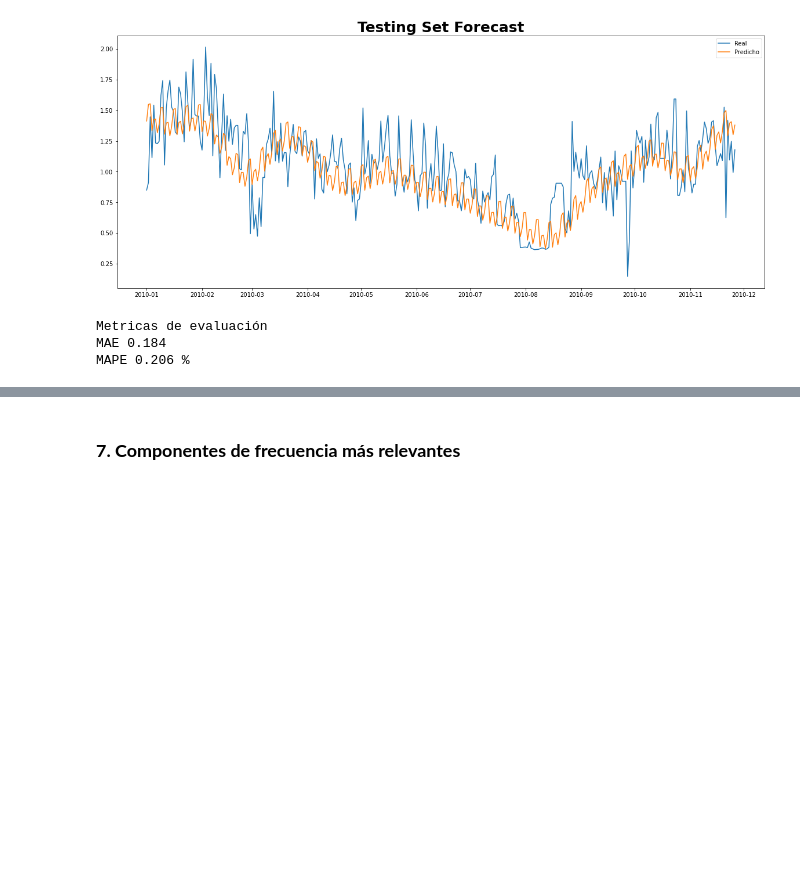
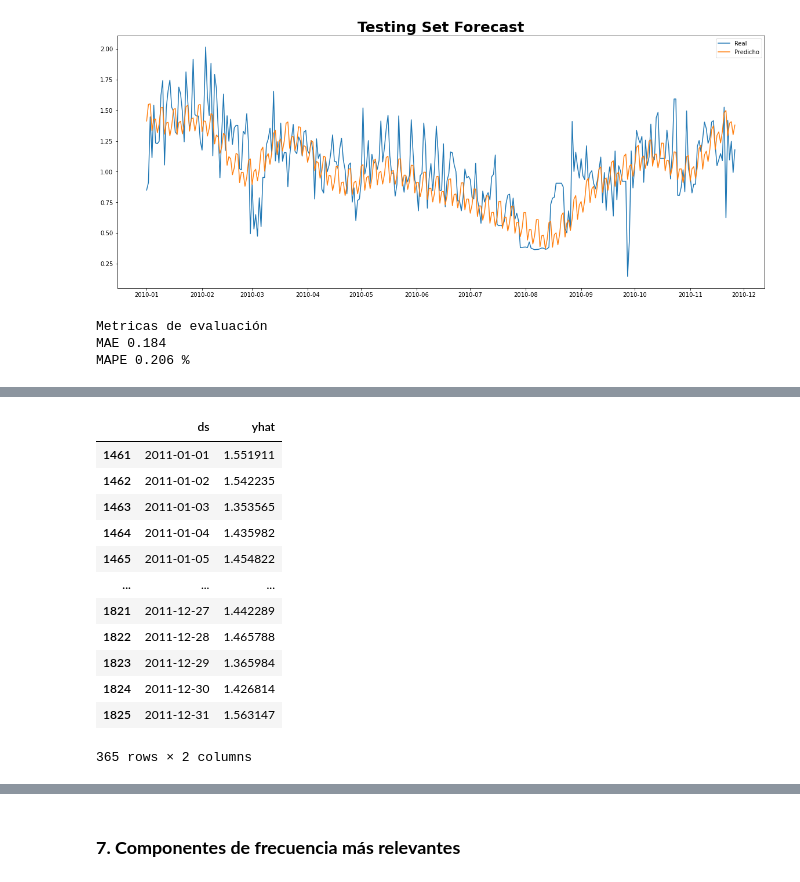
Before and after one commit to Tomas-Valls/aictive_assignment, a Jupyter notebook: assignment.ipynb, the cells around one changed output, grey strips where cells are left out. Drawn from its saved outputs; the diff is of its cells as text; code cells hidden in the pictures; blank space fills up the shorter version.

```diff
--- a/assignment.ipynb
+++ b/assignment.ipynb
@@ -634,3 +630,47 @@ prophet_pred2 = prophet_model2.predict(future_dates)
+# %%
+## POR FORMALIDAD
+
+#Función de predicción para un año
+def predict_gap(pmodel,year):
+    """ Predice el Global active power para todos los dias de un año.
+
+    Parameters
+    ----------
+    avg_array : prophet.forecaster.Prophet
+        Modelo de forecasting ya entrenado
+
+    year: int
+        Año del que se quiere hacer forecasting
+
+    Returns
+    -------
+    DataFrame
+        Predicciones para el año ingresado
+    """
+    final_date='31-12-'+str(year)
+    delta_time=pd.Timestamp(final_date)-pmodel.history_dates.tail(1) #time to forecast
+    delta_days=delta_time.max().days # convertir a int
+    future_dates = pmodel.make_future_dataframe(periods=delta_days, freq='D')
+    pred = pmodel.predict(future_dates)
+    pred=pred[['ds','yhat']]
+    pred=pred.tail(365)
+    return pred
+# %%
+predict_gap(prophet_model2,2011)
+# %% [output]
+|  | ds | yhat |
+| 1461 | 2011-01-01 | 1.551911 |
+| 1462 | 2011-01-02 | 1.542235 |
+| 1463 | 2011-01-03 | 1.353565 |
+| 1464 | 2011-01-04 | 1.435982 |
+| 1465 | 2011-01-05 | 1.454822 |
+| ... | ... | ... |
+| 1821 | 2011-12-27 | 1.442289 |
+| 1822 | 2011-12-28 | 1.465788 |
+| 1823 | 2011-12-29 | 1.365984 |
+| 1824 | 2011-12-30 | 1.426814 |
+| 1825 | 2011-12-31 | 1.563147 |
+365 rows × 2 columns
 # %%
 plt.figure(figsize=(25,17))
 fig = prophet_model2.plot(prophet_pred2, uncertainty=True)
```
Also changed, not shown: parts of 6 cells of this notebook, 1 other file.
